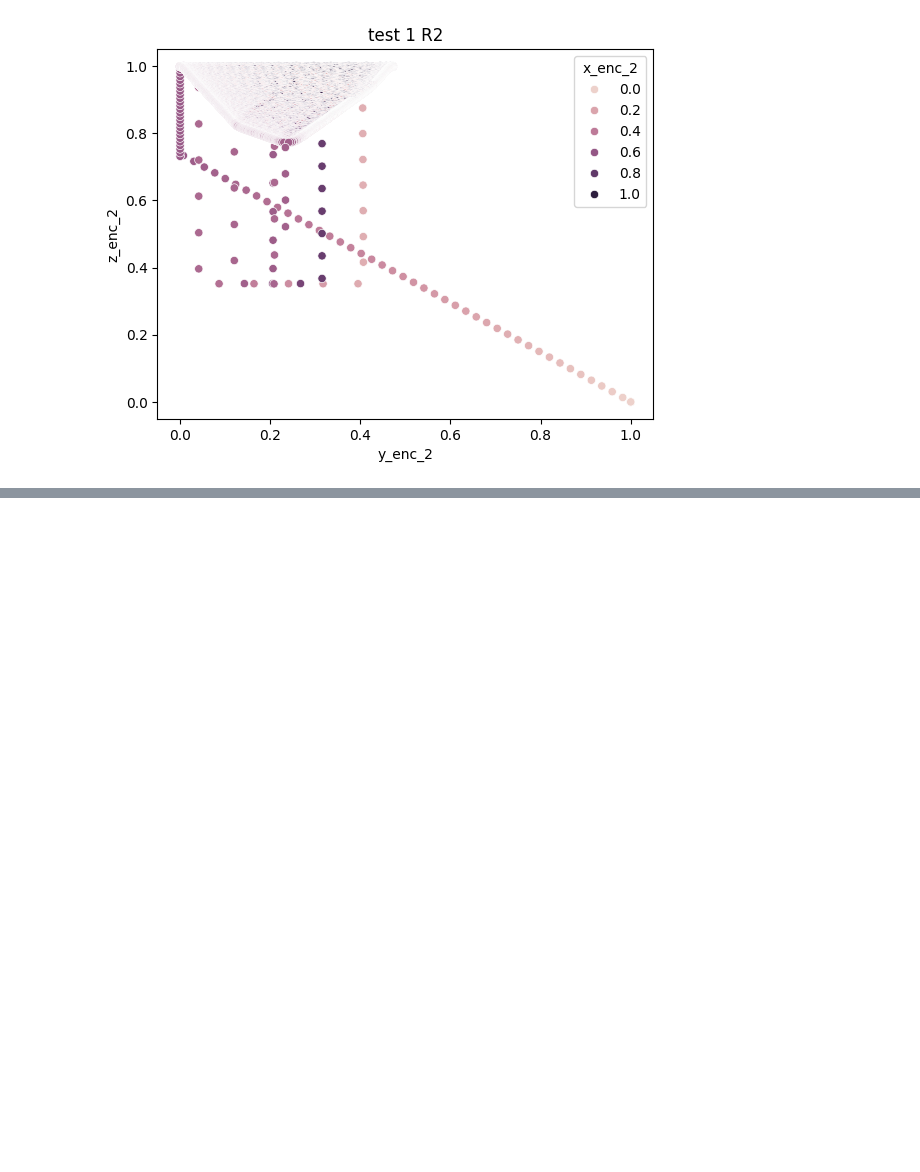
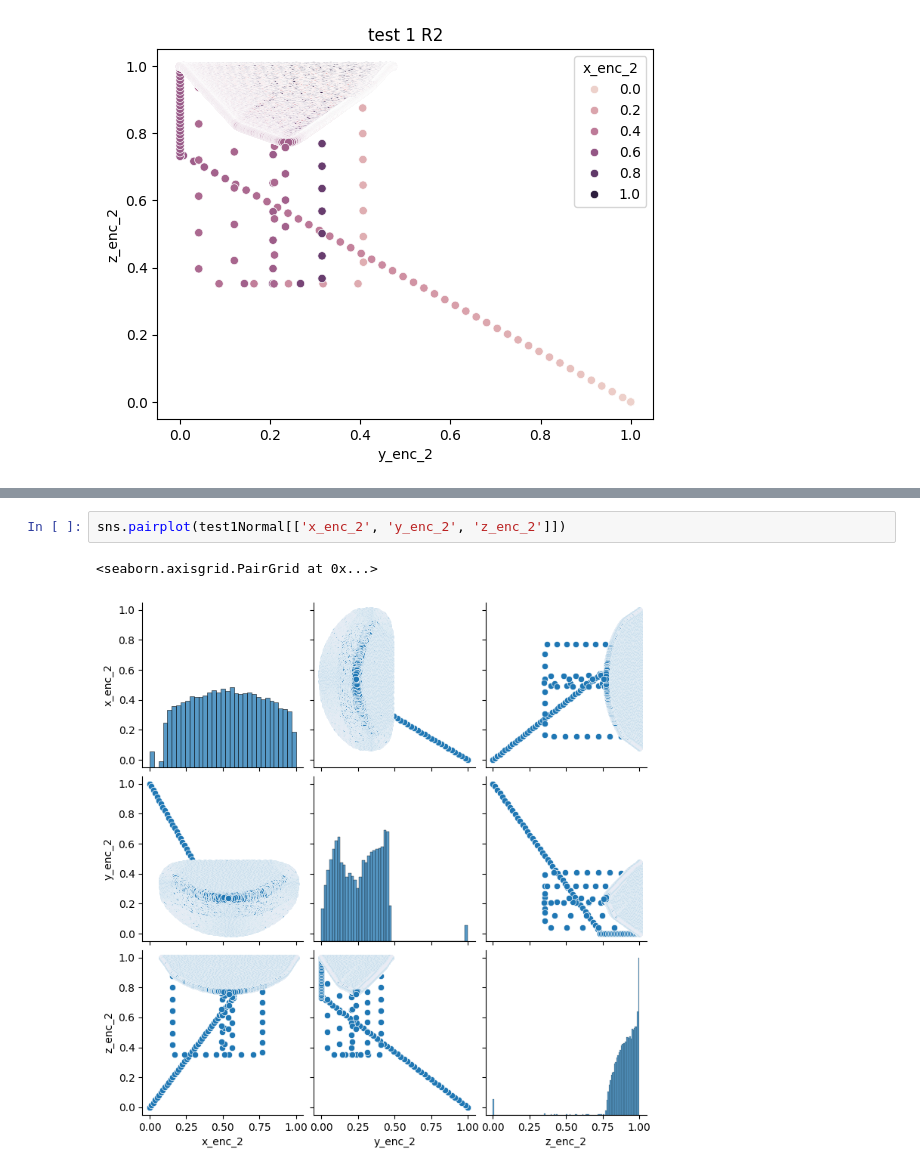
Before and after one commit to vputnam/machine_learning_soln, a Jupyter notebook: Jupyter/DataProcessing.ipynb, the cells around one changed output, grey strips where cells are left out. Cells and saved outputs as stored; diff of their text form; blank space fills up the shorter version.

```diff
--- a/Jupyter/DataProcessing.ipynb
+++ b/Jupyter/DataProcessing.ipynb
@@ -149,0 +155,5 @@ sns.scatterplot(data=test1Normal, x="y_enc_2", y="z_enc_2", hue="x_enc_2").set(t
+# %%
+sns.pairplot(test1Normal[['x_enc_2', 'y_enc_2', 'z_enc_2']])
+# %% [output]
+<seaborn.axisgrid.PairGrid at 0x...>
+[figure, added]
```
Also changed, not shown: parts of 1 cell of this notebook, 1 other file.
